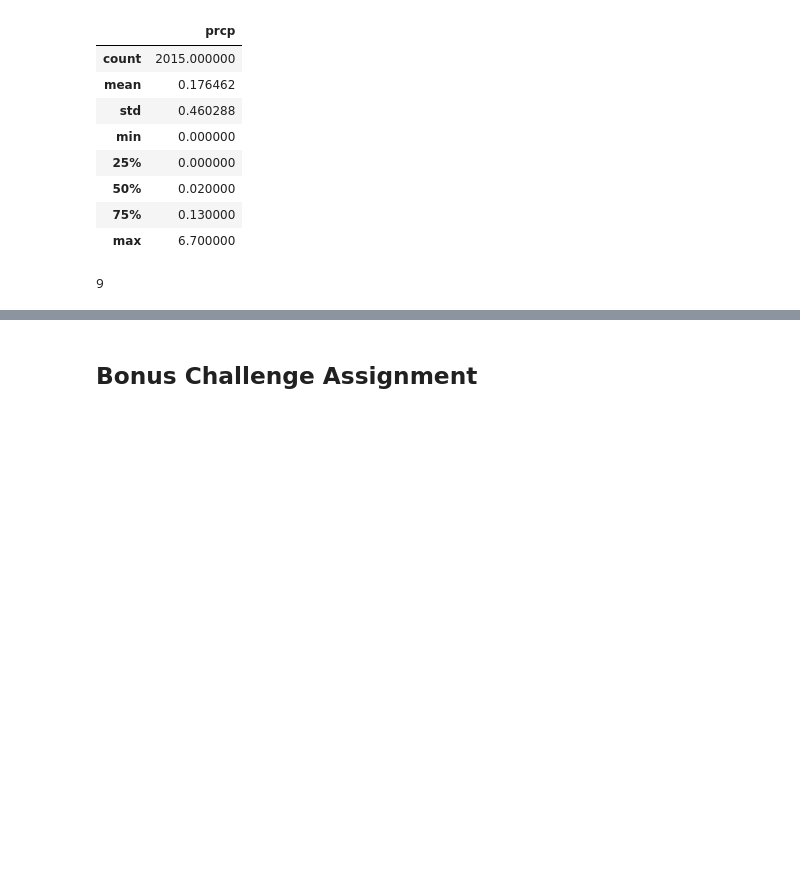
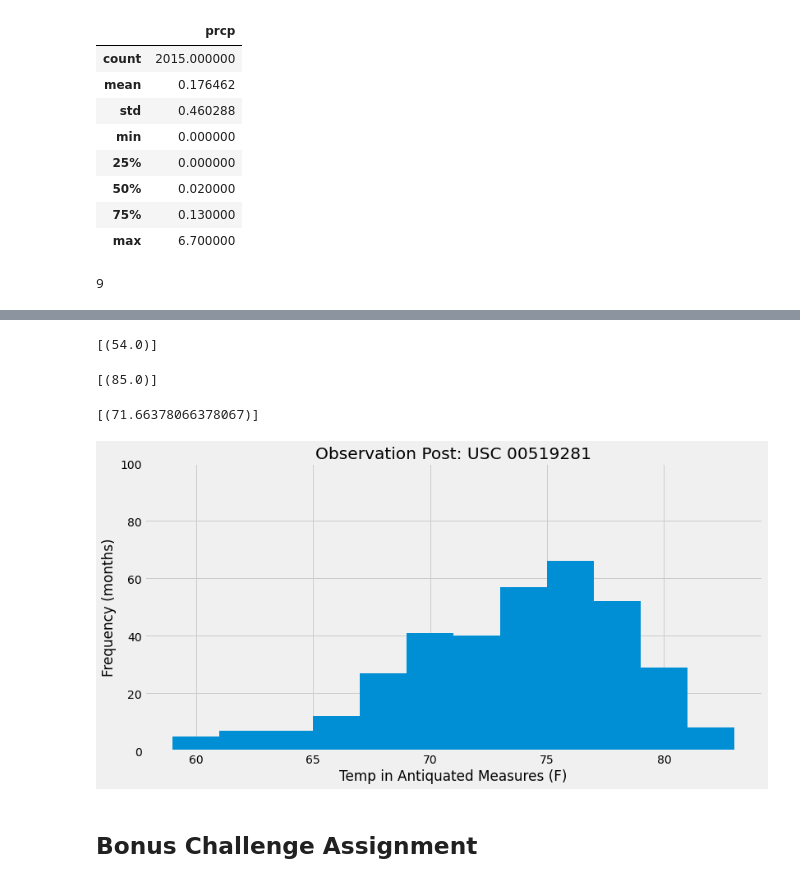
Before and after one commit to jasperthegeo/sql-alchemy-challenge, a Jupyter notebook: climate_starter.ipynb, the cells around one changed output, grey strips where cells are left out. Saved outputs shown, nothing was run; the diff lists cells and outputs as text; code cells hidden in the pictures; blank space fills up the shorter version.

```diff
--- a/climate_starter.ipynb
+++ b/climate_starter.ipynb
@@ -206,10 +207,8 @@ stxn_count
 act_stxn_select = [measurement.station, func.count(measurement.station), station.name]
 
 act_stxn = session.query(*act_stxn_select).filter(station.station == measurement.station)\
-                .group_by(measurement.station).order_by(func.count(measurment.station)\
+                .group_by(measurement.station).order_by(func.count(measurement.station)\
                 .desc()).all()
 
 act_stxn
-
-super_active_station = axt_stxn[0][0]
 # %% [output]
@@ -217,9 +224,49 @@ NameError: name 'measurment' is not defined
 # %%
 # Using the station id from the previous query, calculate the lowest temperature recorded,
 # highest temperature recorded, and average temperature of the most active station?
+
+most_act_stxn = act_stxn[0][0]
+# %%
+#min temp / most active station
+min_temp = session.query(func.min(measurement.tobs))\
+                .filter(measurement.station == most_act_stxn).all()
+
+min_temp
+# %% [output]
+[(54.0)]
+# %%
+#max temp / most active station
+max_temp = session.query(func.max(measurement.tobs))\
+                .filter(measurement.station == most_act_stxn).all()
+max_temp
+# %% [output]
+[(85.0)]
+# %%
+#avg temp / most active station
+avg_temp = session.query(func.avg(measurement.tobs))\
+                .filter(measurement.station == most_act_stxn).all()
+avg_temp
+# %% [output]
+[(71.66378066378067)]
 # %%
 # Choose the station with the highest number of temperature observations.
 # Query the last 12 months of temperature observation data for this station and plot the results as a histogram
+
+max_obs_data = session.query(measurement.tobs).filter(measurement.station == most_act_stxn)\
+                .filter(measurement.date >=ein_jahr).all()
+
+max_obs = list(np.ravel(max_obs_data))
+#max_obs
+# %%
+plt.figure(figsize = (12,6))
+plt.hist(max_obs, bins = 12)
+plt.xlabel('Temp in Antiquated Measures (F)')
+plt.ylabel('Frequency (months)')
+plt.title('Observation Post: USC 00519281')
+plt.ylim(0,100)
+plt.show()
+# %% [output]
+[figure, added]
 # %% [markdown]
 ## Bonus Challenge Assignment
 # %%
```
Also changed, not shown: parts of 3 cells of this notebook.
